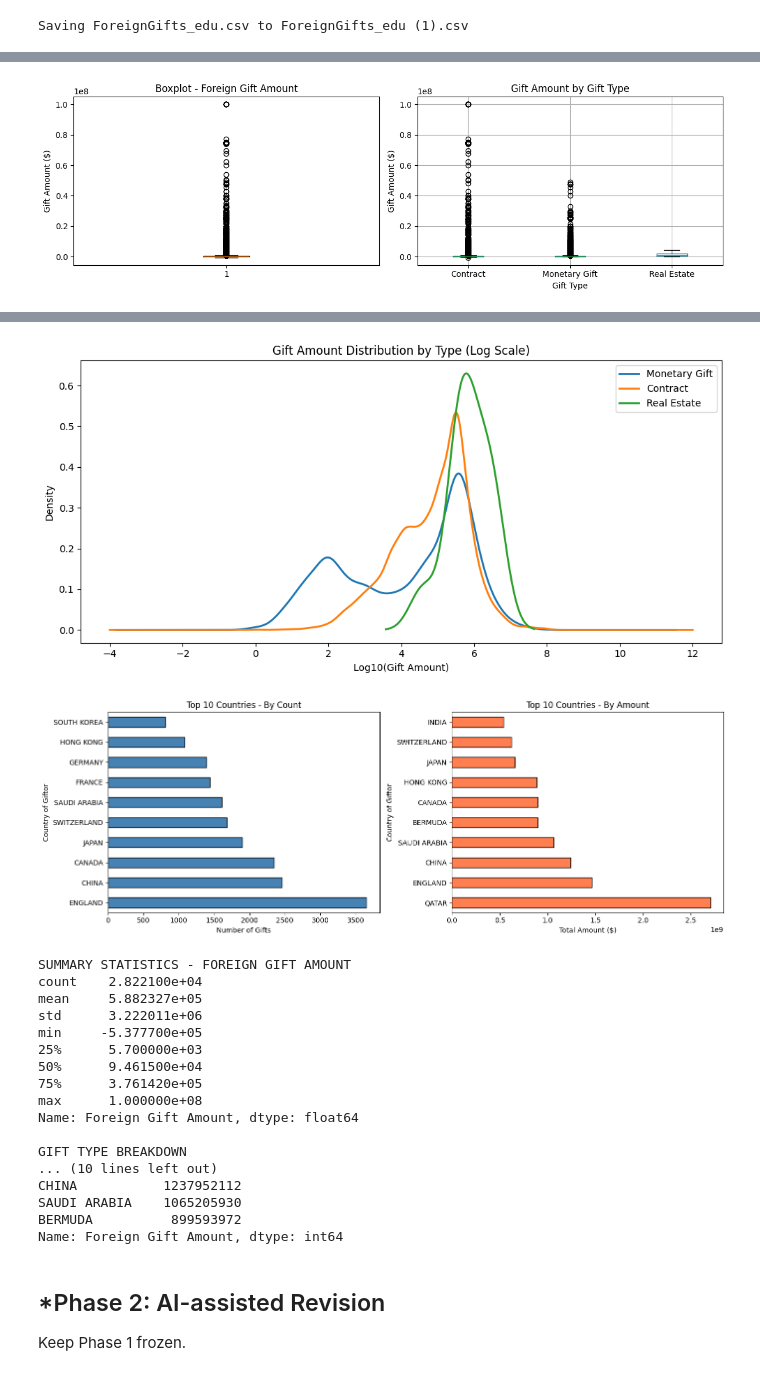
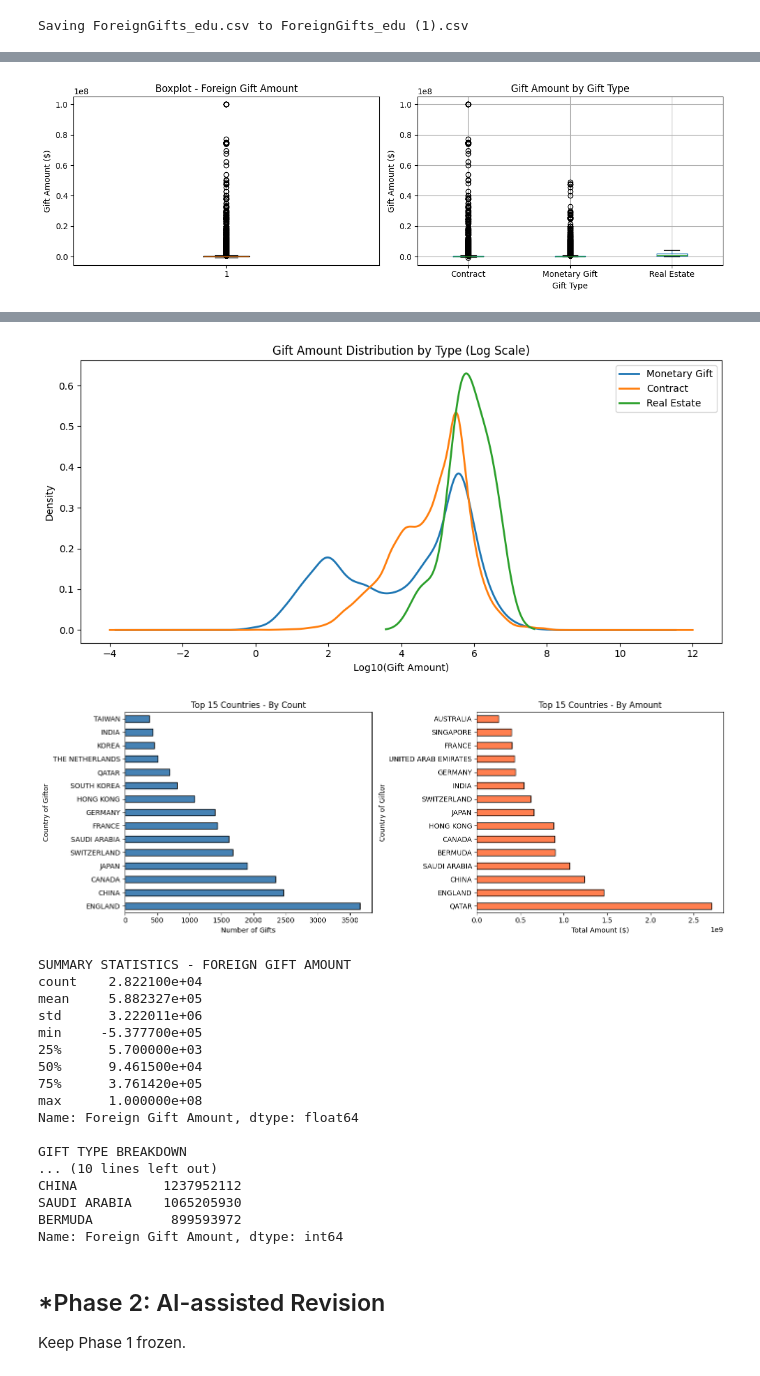
Before and after one commit to spbromberg/A02-eda-and-visualization, a Jupyter notebook: notebook.ipynb, the cells around one changed output, grey strips where cells are left out. Saved outputs shown, nothing was run; the diff lists cells and outputs as text; code cells hidden in the pictures.

```diff
--- a/notebook.ipynb
+++ b/notebook.ipynb
@@ -70,7 +70,6 @@ print("\nColumn names:")
 print(data.columns.tolist())
 print("\nData types:")
 print(data.dtypes)
-
 
 # 1. HISTOGRAM - Foreign Gift Amount (Raw vs Log Scale)
 
@@ -174,16 +173,16 @@ plt.show()
 
 fig, axes = plt.subplots(1, 2, figsize=(14, 5))
 
-top_countries_count = data['Country of Giftor'].value_counts().head(10)
+top_countries_count = data['Country of Giftor'].value_counts().head(15)
 top_countries_count.plot(kind='barh', ax=axes[0], color='steelblue', edgecolor='black')
 axes[0].set_xlabel('Number of Gifts')
-axes[0].set_title('Top 10 Countries - By Count')
+axes[0].set_title('Top 15 Countries - By Count')
 
 # By Amount
-top_countries_amount = data.groupby('Country of Giftor')['Foreign Gift Amount'].sum().sort_values(ascending=False).head(10)
+top_countries_amount = data.groupby('Country of Giftor')['Foreign Gift Amount'].sum().sort_values(ascending=False).head(15)
 top_countries_amount.plot(kind='barh', ax=axes[1], color='coral', edgecolor='black')
 axes[1].set_xlabel('Total Amount ($)')
-axes[1].set_title('Top 10 Countries - By Amount')
+axes[1].set_title('Top 15 Countries - By Amount')
 
 plt.tight_layout()
 plt.show()
@@ -196,34 +195,34 @@ print(data['Foreign Gift Amount'].describe())
 
 print("\n" + "GIFT TYPE BREAKDOWN")
 print(data['Gift Type'].value_counts())
 
 print("\n" + "TOP 5 COUNTRIES (by amount)")
 print(data.groupby('Country of Giftor')['Foreign Gift Amount'].sum().sort_values(ascending=False).head())
 # %% [output]
 Dataset shape: (28221, 10)
 
 First few rows:
    ID   OPEID               Institution Name          City State  \
 0   1  102000  Jacksonville State University  Jacksonville    AL
 1   2  104700                Troy University          Troy    AL
 2   3  105100          University of Alabama    Tuscaloosa    AL
 3   4  105100          University of Alabama    Tuscaloosa    AL
 4   5  105100          University of Alabama    Tuscaloosa    AL
 
    Foreign Gift Received Date  Foreign Gift Amount      Gift Type  \
 0                       43738               250000  Monetary Gift
 ... (23 lines left out)
 Gift Type                     object
 Country of Giftor             object
 Giftor Name                   object
 dtype: object
 [figure]
 [figure]
 [figure]
 [figure]
 [figure]
 [figure]
-[figure, old version]
+[figure, new version]
 SUMMARY STATISTICS - FOREIGN GIFT AMOUNT
 count    2.822100e+04
 mean     5.882327e+05
```
